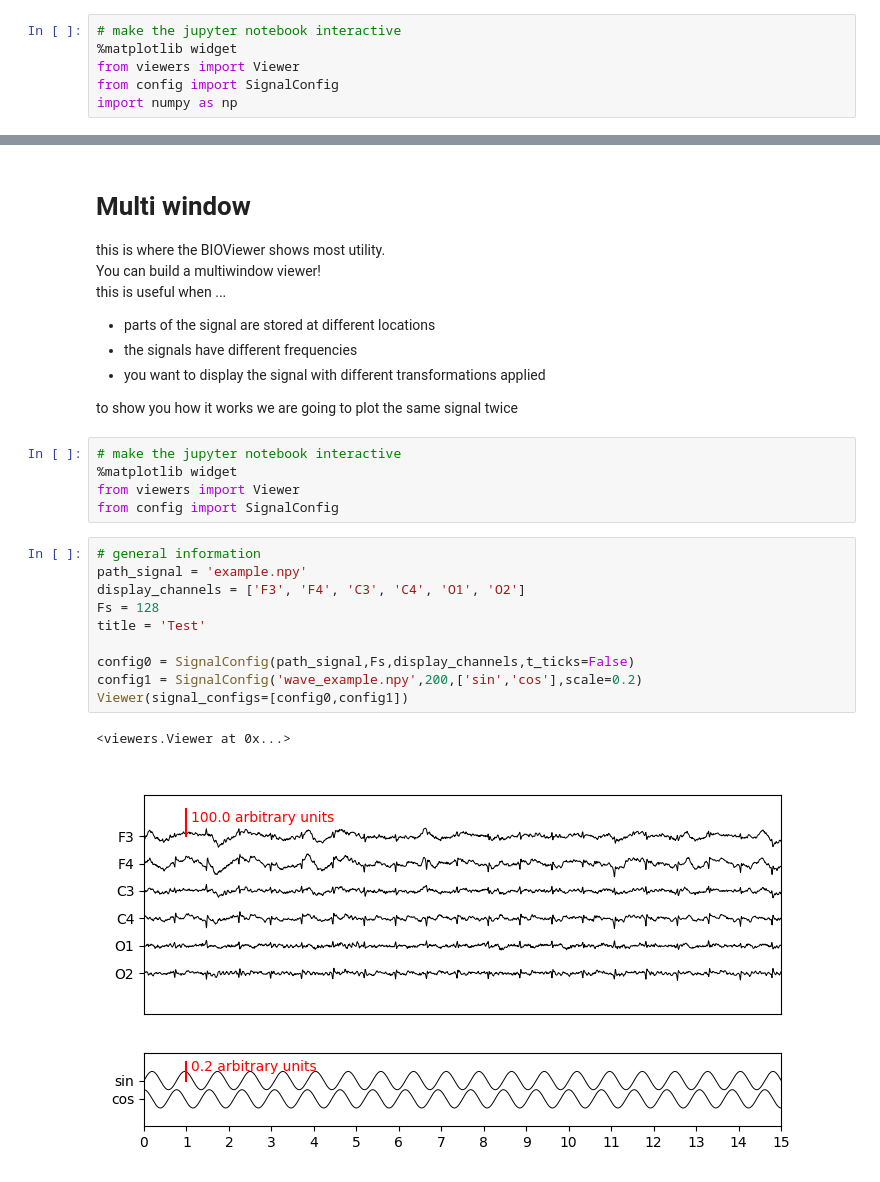
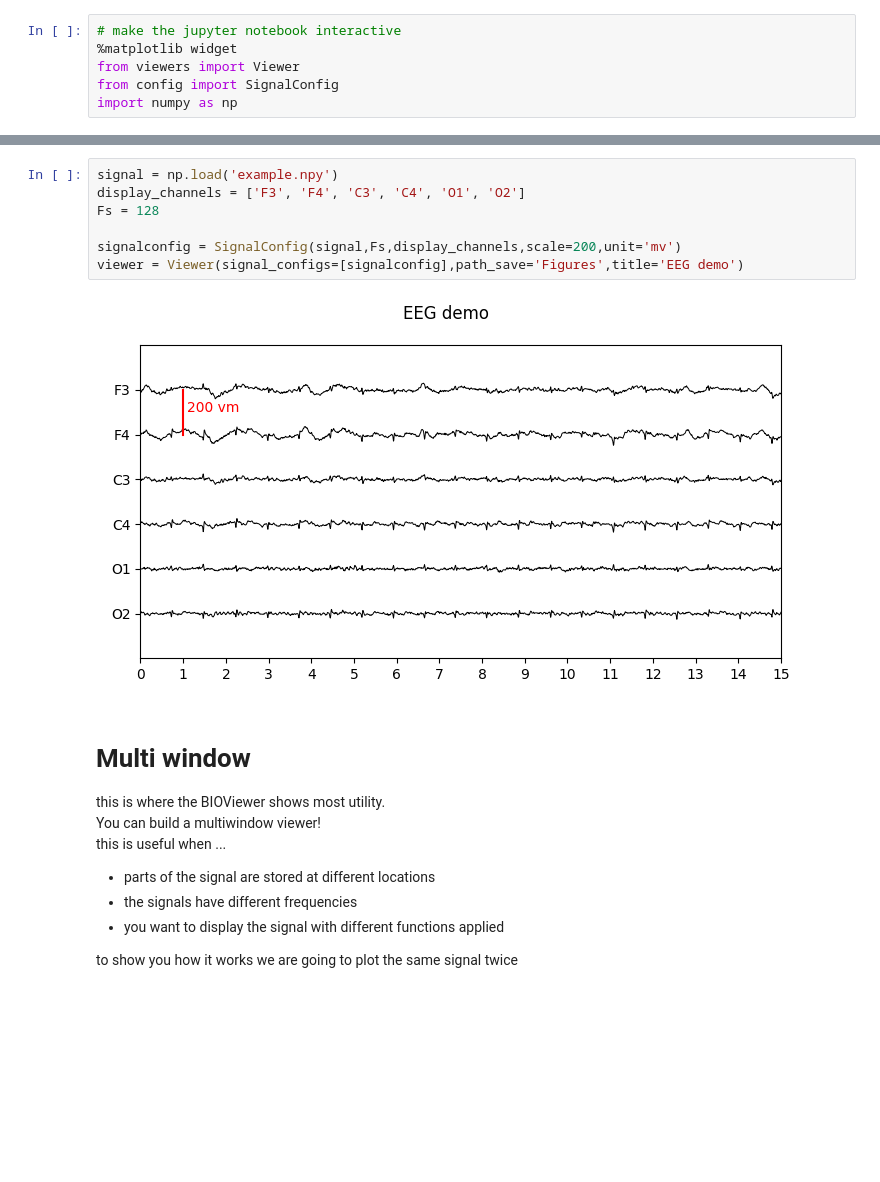
Before and after one commit to MoritzAlkofer/BIOViewer, a Jupyter notebook: demo.ipynb, the cells around one changed output, grey strips where cells are left out. Cells and saved outputs as stored; diff of their text form; blank space fills up the shorter version.

```diff
--- a/demo.ipynb
+++ b/demo.ipynb
@@ -64,3 +53,12 @@ viewer = Viewer(signal_configs=[config],timestamps=timestamps)
+# %%
+signal = np.load('example.npy')
+display_channels = ['F3', 'F4', 'C3', 'C4', 'O1', 'O2']
+Fs = 128
+
+signalconfig = SignalConfig(signal,Fs,display_channels,scale=200,unit='mv')
+viewer = Viewer(signal_configs=[signalconfig],path_save='Figures',title='EEG demo')
+# %% [output]
+[figure, added]
 # %% [markdown]
 # Multi window
 
@@ -69,25 +67,7 @@ You can build a multiwindow viewer! \
 this is useful when ...
 * parts of the signal are stored at different locations
 * the signals have different frequencies
-* you want to display the signal with different transformations applied
+* you want to display the signal with different functions applied
 
 
 to show you how it works we are going to plot the same signal twice
-# %%
-# make the jupyter notebook interactive
-%matplotlib widget
-from viewers import Viewer
-from config import SignalConfig
-# %%
-# general information
-path_signal = 'example.npy'
-display_channels = ['F3', 'F4', 'C3', 'C4', 'O1', 'O2']
-Fs = 128
-title = 'Test'
-
-config0 = SignalConfig(path_signal,Fs,display_channels,t_ticks=False)
-config1 = SignalConfig('wave_example.npy',200,['sin','cos'],scale=0.2)
-Viewer(signal_configs=[config0,config1])
-# %% [output]
-<viewers.Viewer at 0x...>
-[figure, removed]
```
Also changed, not shown: parts of 13 cells of this notebook, 7 other files.
